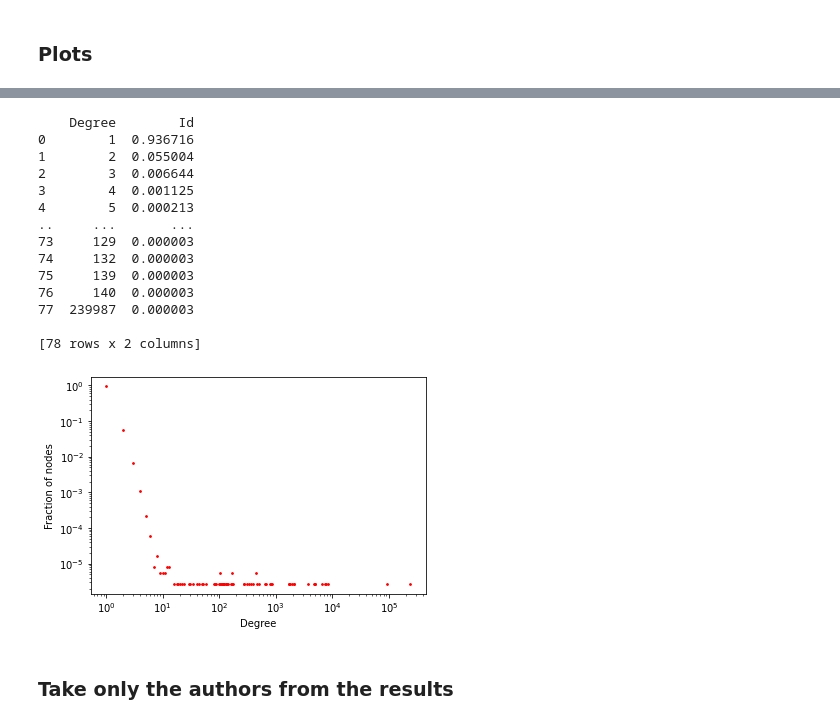
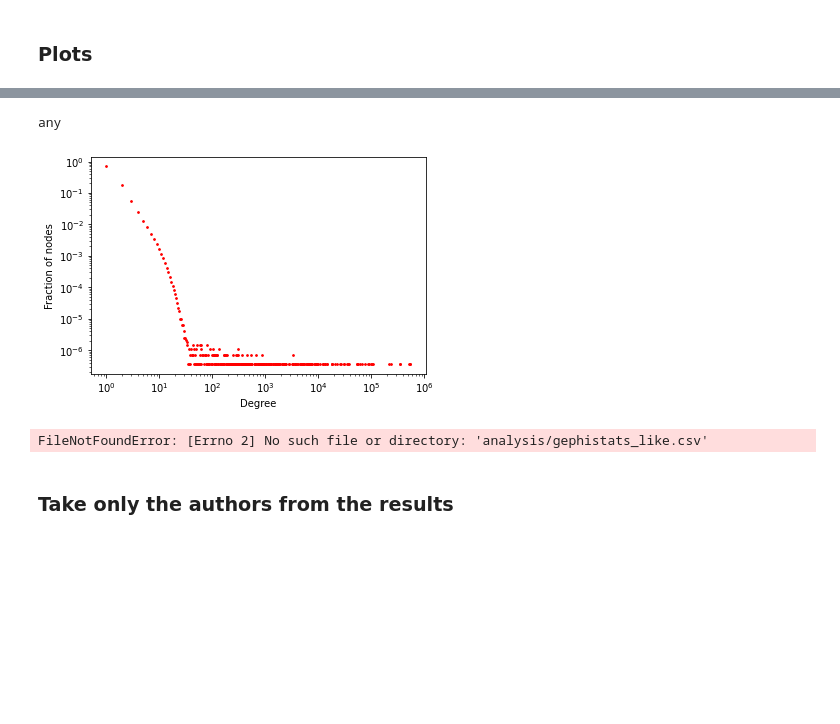
Before and after one commit to ChristopheBroillet/twitter-ukraine-conflict, a Jupyter notebook: 3-analysis.ipynb, the cells around one changed output, grey strips where cells are left out. Drawn from its saved outputs; the diff is of its cells as text; code cells hidden in the pictures; blank space fills up the shorter version.

```diff
--- a/3-analysis.ipynb
+++ b/3-analysis.ipynb
@@ -21,7 +21,7 @@ client = tweepy.Client(BEARER_TOKEN, wait_on_rate_limit=True)
 edgelists = {}
 nx_graphs = {}
 
-for file in Path("edgelistsSample").iterdir():
+for file in Path("edgelistsFull").iterdir():
     tmp_edgelist = pd.read_csv(file)
     edgelists[file.stem] = tmp_edgelist
 
@@ -237,4 +218,7 @@ Number of nodes in the intersection between like and retweet: 58928
 # %%
 # Number of nodes for each community
-df_result_any.groupby('Community')["Id"].count().sort_values(ascending=False)
+for name, result in df_results.items():
+    print(name)
+    print(result.groupby('Community')["Id"].count().sort_values(ascending=False))
+    print('\n')
 # %% [output]
@@ -258,4 +242,12 @@ Name: Id, dtype: int64
 # %%
 # Percentage of the total nodes
-df_result_any.groupby('Community')["Id"].count().sort_values(ascending=False).div(n_any).mul(100)
+# Get the three biggest communities
+biggest_communities = {}
+
+for name, result in df_results.items():
+    print(name)
+    df_percent = result.groupby('Community')["Id"].count().sort_values(ascending=False).div(n[name]).mul(100)
+    print(df_percent[:15])
+    biggest_communities[name] = list(df_percent[:3].index)
+    print('\n')
 # %% [output]
@@ -280,8 +272,13 @@ Name: Id, dtype: float64
 ### Plots
 # %%
 # Bar plot of the number of nodes in each community
-df_result_any.groupby('Community')["Id"].count().sort_values(ascending=False).plot(kind='bar')
-plt.xlabel("Communities IDs")
-plt.ylabel("Number of nodes")
-plt.savefig("analysis/nodes_in_each_community.pdf", bbox_inches='tight')
+for name, result in df_results.items():
+    result.groupby('Community')["Id"].count().sort_values(ascending=False).plot(kind='bar')
+    plt.xticks(color='w')
+    plt.tick_params(bottom=False)
+    plt.xlabel("Communities sorted by size", labelpad=-10)
+    plt.ylabel("Number of nodes")
+    plt.savefig(f"analysis/nodes_in_each_community_{name}.pdf", bbox_inches='tight')
+    print(name)
+    plt.show()
 # %% [output]
@@ -289,27 +291,18 @@ plt.savefig("analysis/nodes_in_each_community.pdf", bbox_inches='tight')
 # %%
 # Plot the degree distribution
-gephi_data = pd.read_csv(Path("analysis") / "gephistats.csv")
-test = gephi_data.groupby('Degree')["Id"].count().sort_values(ascending=False).div(n_any).to_frame().reset_index()
-test.plot(x='Degree', y='Id', kind='scatter', logx=True, logy=True, s=3, c='red')
-plt.xlabel("Degree")
-plt.ylabel("Fraction of nodes")
-plt.savefig("analysis/degree_distribution.pdf", bbox_inches='tight')
+for name, result in df_results.items():
+    gephi_data = pd.read_csv(Path("analysis") / f"gephistats_{name}.csv")
+    points = gephi_data.groupby('Degree')["Id"].count().sort_values(ascending=False).div(n_any).to_frame().reset_index()
+    points.plot(x='Degree', y='Id', kind='scatter', logx=True, logy=True, s=3, c='red')
+    plt.xlabel("Degree")
+    plt.ylabel("Fraction of nodes")
+    plt.savefig(f"analysis/degree_distribution_{name}.pdf", bbox_inches='tight')
+    print(name)
+    plt.show()
 # %% [output]
-    Degree        Id
-0        1  0.936716
-1        2  0.055004
-2        3  0.006644
-3        4  0.001125
-4        5  0.000213
-..     ...       ...
-73     129  0.000003
-74     132  0.000003
-75     139  0.000003
-76     140  0.000003
-77  239987  0.000003
-
-[78 rows x 2 columns]
+any
-[figure, old version]
+[figure, new version]
+FileNotFoundError: [Errno 2] No such file or directory: 'analysis/gephistats_like.csv'
 # %% [markdown]
 ### Take only the authors from the results
 # %%
```
Also changed, not shown: parts of 25 cells of this notebook, 13 other files.
